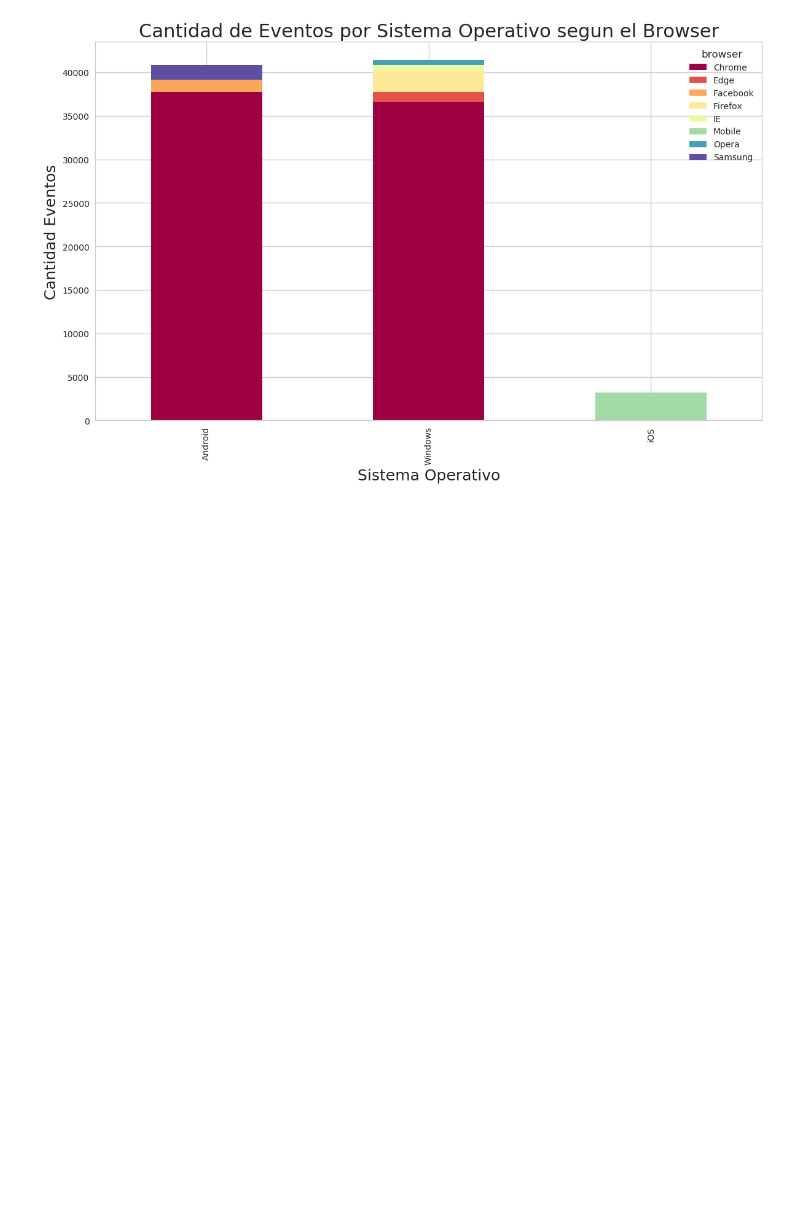
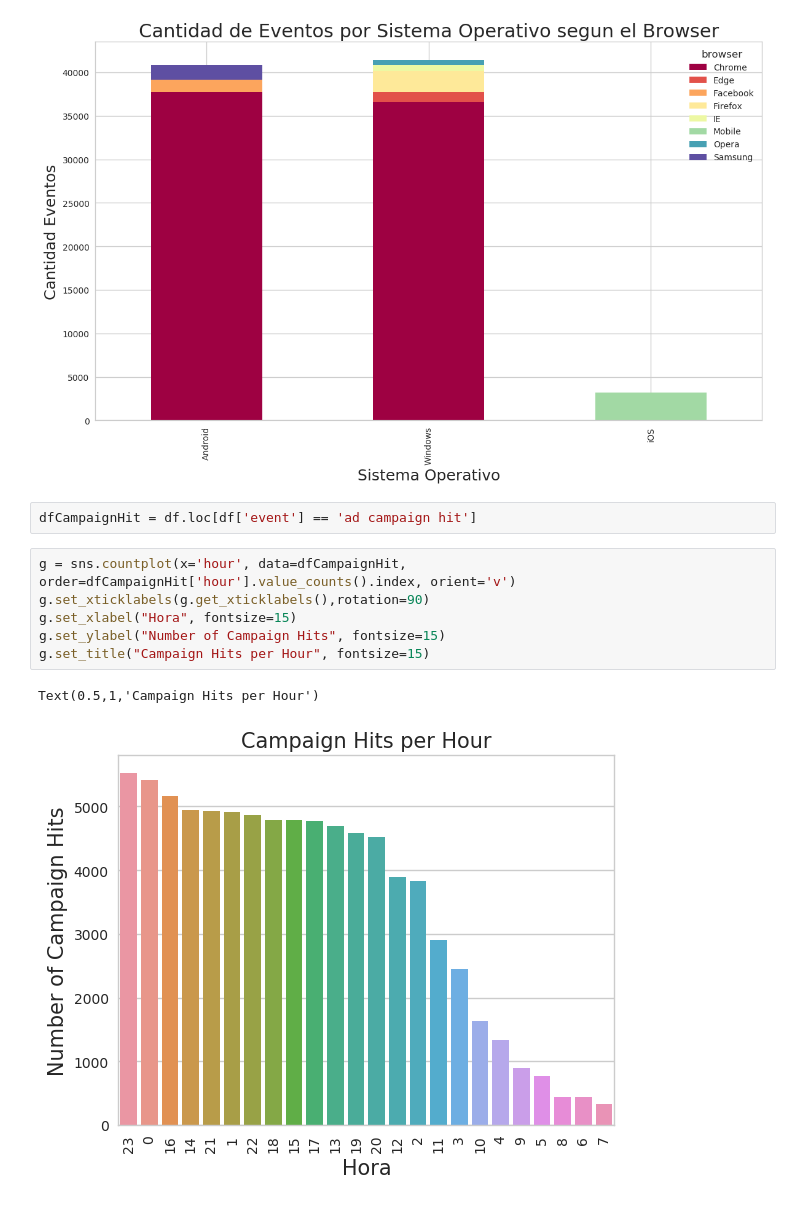
Before and after one commit to bauticanavese/Datos-Tps, a Jupyter notebook: TP1/Calculos Previos/analisis-santiago.ipynb, the cells around one changed output. Cells and saved outputs as stored; diff of their text form; blank space fills up the shorter version.

```diff
--- a/TP1/Calculos Previos/analisis-santiago.ipynb
+++ b/TP1/Calculos Previos/analisis-santiago.ipynb
@@ -127,3 +126,14 @@ ax.set_xlabel('Sistema Operativo', fontsize=18);
 plt.show()
 # %% [output]
 [figure]
+# %%
+dfCampaignHit = df.loc[df['event'] == 'ad campaign hit']
+# %%
+g = sns.countplot(x='hour', data=dfCampaignHit, order=dfCampaignHit['hour'].value_counts().index, orient='v')
+g.set_xticklabels(g.get_xticklabels(),rotation=90)
+g.set_xlabel("Hora", fontsize=15)
+g.set_ylabel("Number of Campaign Hits", fontsize=15)
+g.set_title("Campaign Hits per Hour", fontsize=15)
+# %% [output]
+Text(0.5,1,'Campaign Hits per Hour')
+[figure, added]
```
Also changed, not shown: parts of 5 cells of this notebook.
